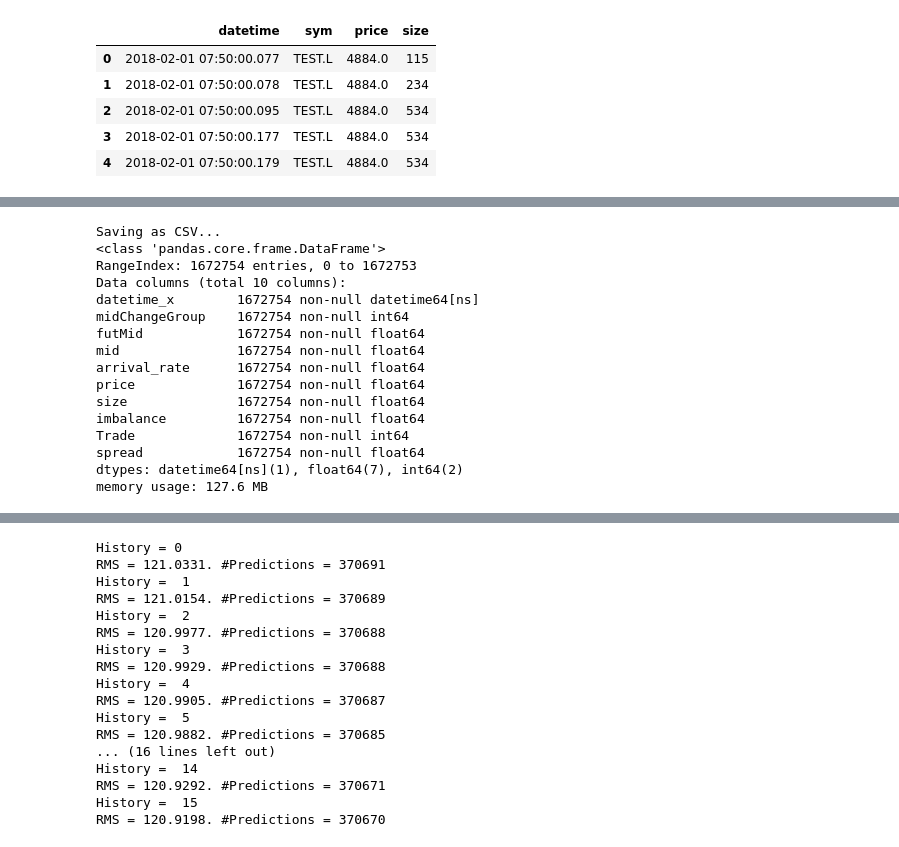
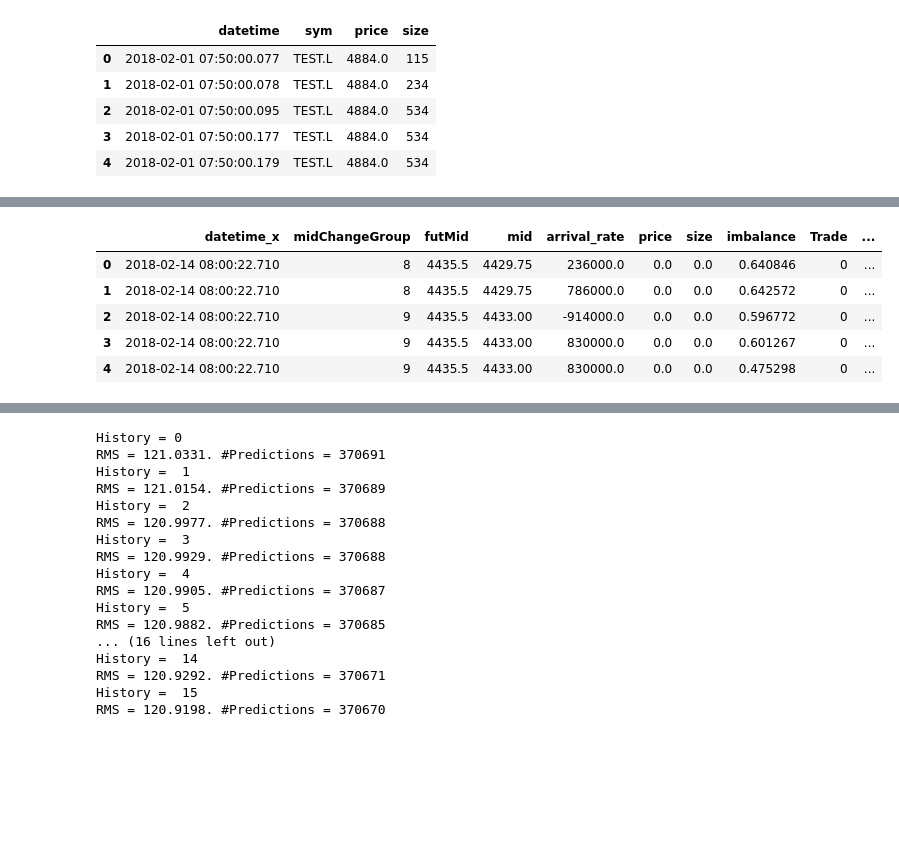
Before and after one commit to Vishwesh4/BDC_shaastra, a Jupyter notebook: model.ipynb, the cells around one changed output, grey strips where cells are left out. Drawn from its saved outputs; the diff is of its cells as text; code cells hidden in the pictures; blank space fills up the shorter version.

Commit message:
Added target_maker Modified normalize cd

```diff
--- a/model.ipynb
+++ b/model.ipynb
@@ -225,17 +214,14 @@ len(df)
-# %%
-"Introduces smooth Labeling "
-def target_creator(df,lag=100,alpha=1):
-    df['target'] = np.NaN
-    for i in range(lag-1,len(df)-lag):
-        m_minus = (1/lag) * df.mid.iloc[i+1-lag:i+1].sum()
-        m_plus =  (1/lag) * df.mid.iloc[i+1:i+1+lag].sum()
-        if m_minus>m_plus*(1+alpha):
-            l = -1
-        elif m_minus<m_plus*(1-alpha):
-            l=1
-        else:
-            l=0
-        df['target'].iloc[i] = l
-    return df
+# %%
+# Smoothing and Label Creator
+def target_creator(df,lag=100,alpha=0):
+    w_size = 300
+    mm = df['mid'].rolling(w_size).mean()
+    mp = df['mid'].iloc[::-1].rolling(w_size).mean()[::-1].shift(-1)
+    df['dec'] = (mm.iloc[w_size:-w_size] > mp.iloc[w_size:-w_size]*(1+alpha))
+    df['inc'] = (mm.iloc[w_size:-w_size] < mp.iloc[w_size:-w_size]*(1-alpha))
+    df['target'] = 0
+    df.loc[df['dec'] == True, 'target'] = -1
+    df.loc[df['inc'] == True, 'target'] = 1
+    return df
 # %%
-df=target_creator(df.iloc[:500])
+df = target_creator(df).drop(['inc', 'dec'], axis = 1)
@@ -291,0 +228,9 @@ def Normalizing_whole(df):
+# %%
+df.head()
+# %% [output]
+|  | datetime_x | midChangeGroup | futMid | mid | arrival_rate | price | size | imbalance | Trade | ... |
+| 0 | 2018-02-14 08:00:22.710 | 8 | 4435.5 | 4429.75 | 236000.0 | 0.0 | 0.0 | 0.640846 | 0 | ... |
+| 1 | 2018-02-14 08:00:22.710 | 8 | 4435.5 | 4429.75 | 786000.0 | 0.0 | 0.0 | 0.642572 | 0 | ... |
+| 2 | 2018-02-14 08:00:22.710 | 9 | 4435.5 | 4433.00 | -914000.0 | 0.0 | 0.0 | 0.596772 | 0 | ... |
+| 3 | 2018-02-14 08:00:22.710 | 9 | 4435.5 | 4433.00 | 830000.0 | 0.0 | 0.0 | 0.601267 | 0 | ... |
+| 4 | 2018-02-14 08:00:22.710 | 9 | 4435.5 | 4433.00 | 830000.0 | 0.0 | 0.0 | 0.475298 | 0 | ... |
@@ -292,23 +245,7 @@ def Normalizing_whole(df):
 # %%
-[df_std,Mean,Std] = Normalizing_whole(df)
-# Saving as CSV
+columns = ['imbalance', 'spread', 'arrival_rate', 'mid', 'Trade', 'price', 'size']
+binary_columns = ['Trade', 'price', 'size']
+[df_std, mean, std] = normalize(df, columns, binary_columns)
 print('Saving as CSV...')
-# df_std.to_csv('merged.csv')
+df_std.to_csv('merged.csv')
 df_std.info()
-# %% [output]
-Saving as CSV...
-<class 'pandas.core.frame.DataFrame'>
-RangeIndex: 1672754 entries, 0 to 1672753
-Data columns (total 10 columns):
-datetime_x        1672754 non-null datetime64[ns]
-midChangeGroup    1672754 non-null int64
-futMid            1672754 non-null float64
-mid               1672754 non-null float64
-arrival_rate      1672754 non-null float64
-price             1672754 non-null float64
-size              1672754 non-null float64
-imbalance         1672754 non-null float64
-Trade             1672754 non-null int64
-spread            1672754 non-null float64
-dtypes: datetime64[ns](1), float64(7), int64(2)
-memory usage: 127.6 MB
```
Also changed, not shown: parts of 14 cells of this notebook, 1 other file.
